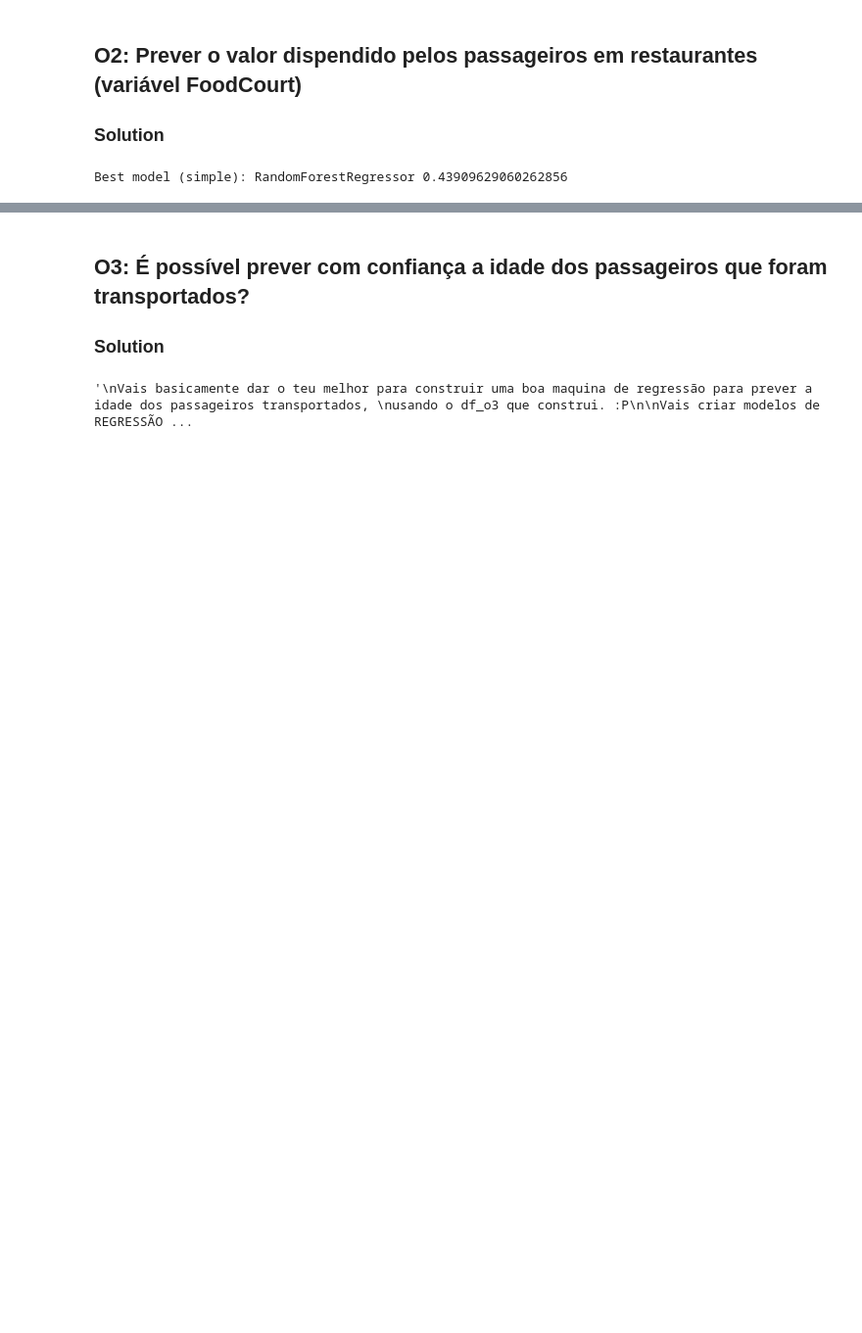
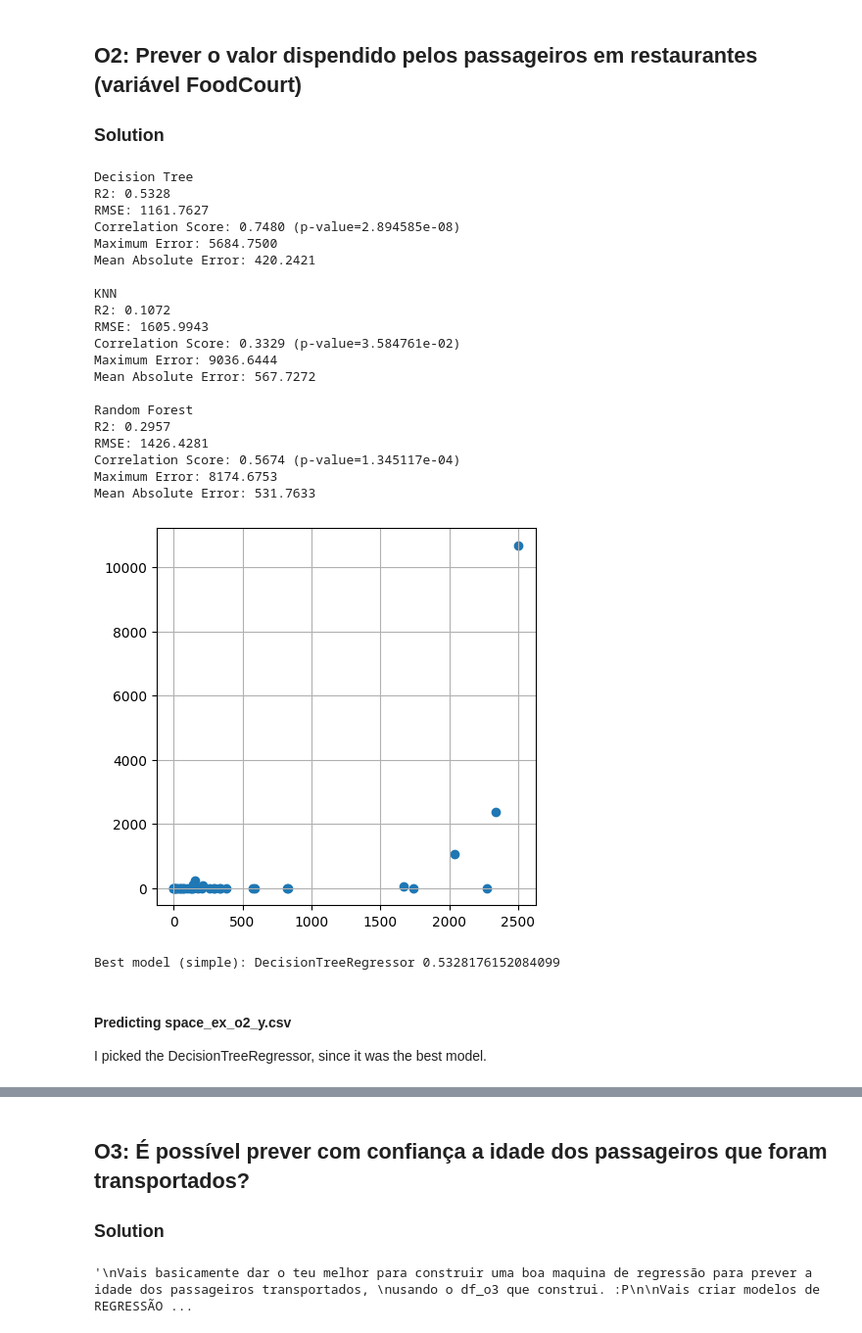
Before and after one commit to magocharmoso/aai, a Jupyter notebook: src/Projeto_IIA.ipynb, the cells around one changed output, grey strips where cells are left out. Shown at 98% size. Saved outputs shown, nothing was run; the diff lists cells and outputs as text; code cells hidden in the pictures; blank space fills up the shorter version.

```diff
--- a/src/Projeto_IIA.ipynb
+++ b/src/Projeto_IIA.ipynb
@@ -377,56 +362,71 @@ Created classifiers: KNeighborsClassifier() LinearSVC(max_iter=10000, random_sta
 # %%
 # O2 analysis (see O4.1 for Spearman correlations)
 import matplotlib.pyplot as plt
 from src.statistics import best_model_simple, present_simple_statistics
 from sklearn import tree
 from sklearn.neighbors import KNeighborsRegressor
 from sklearn.ensemble import RandomForestRegressor
 
 df_o2 = df_o2.sample(n=min(200, len(df_o2)), random_state=42).reset_index(drop=True)
 
 y = df_o2["FoodCourt"]
 X = df_o2.drop(columns=["FoodCourt"], errors="ignore")
 X = pd.get_dummies(X, drop_first=True)
+X = X.reindex(sorted(X.columns), axis=1)
 
-#splits the data into train and test sets
+# Splits the data into train and test sets
 X_train, X_test, y_train, y_test = train_test_split(X, y, test_size=0.2, random_state=123)
 
+# Models to train
+tree_reg = tree.DecisionTreeRegressor(min_samples_split=6).fit(X_train, y_train)
+knn_reg = KNeighborsRegressor(n_neighbors = 9).fit(X_train, y_train)
+rand_reg = RandomForestRegressor(min_samples_split=6).fit(X_train, y_train)
 
-tree_reg = tree.DecisionTreeRegressor().fit(X_train, y_train)
-knn_reg = KNeighborsRegressor(n_neighbors = 10).fit(X_train, y_train)
-rand_reg = RandomForestRegressor().fit(X_train, y_train)
+# Displays the stats for each model
+print("Decision Tree")
+preds=tree_reg.predict(X_test)
+present_simple_statistics(y_test, preds)
 
-preds=tree_reg.predict(X_test)
+print("KNN")
+preds=knn_reg.predict(X_test)
+present_simple_statistics(y_test, preds)
 
-# present_simple_statistics(y_test, preds)
+print("Random Forest")
+preds=rand_reg.predict(X_test)
+present_simple_statistics(y_test, preds)
 
-# plt.figure(figsize=(5,5))
-# plt.scatter(preds, y_test)
-# plt.plot((0, 5), (0,5), c="r")
-# plt.grid()
-# plt.show()
+plt.figure(figsize=(5,5))
+plt.scatter(preds, y_test)
+plt.grid()
+plt.show()
 
-# preds=knn_reg.predict(X_test)
-# present_simple_statistics(y_test, preds)
-
-# plt.figure(figsize=(5,5))
-# plt.scatter(preds, y_test)
-# plt.plot((0, 5), (0,5), c="r")
-# plt.grid()
-# plt.show()
-
-# preds=rand_reg.predict(X_test)
-# present_simple_statistics(y_test, preds)
-
-# plt.figure(figsize=(5,5))
-# plt.scatter(preds, y_test)
-# plt.plot((0, 5), (0,5), c="r")
-# plt.grid()
-# plt.show()
-
-
+# Figure out best model
 models = [tree_reg, knn_reg, rand_reg]
 best_model_name, best_model_score = best_model_simple(models, X_test, y_test, criterion='r2')
 print("Best model (simple):", best_model_name, best_model_score)
 # %% [output]
-Best model (simple): RandomForestRegressor 0.43909629060262856
+Decision Tree
+R2: 0.5328
+RMSE: 1161.7627
+Correlation Score: 0.7480 (p-value=2.894585e-08)
+Maximum Error: 5684.7500
+Mean Absolute Error: 420.2421
+
+KNN
+R2: 0.1072
+RMSE: 1605.9943
+Correlation Score: 0.3329 (p-value=3.584761e-02)
+Maximum Error: 9036.6444
+Mean Absolute Error: 567.7272
+
+Random Forest
+R2: 0.2957
+RMSE: 1426.4281
+Correlation Score: 0.5674 (p-value=1.345117e-04)
+Maximum Error: 8174.6753
+Mean Absolute Error: 531.7633
+[figure, added]
+Best model (simple): DecisionTreeRegressor 0.5328176152084099
+# %% [markdown]
+#### Predicting space_ex_o2_y.csv
+I picked the DecisionTreeRegressor, since it was the best model.
```
Also changed, not shown: parts of 10 cells of this notebook, 2 other files.
